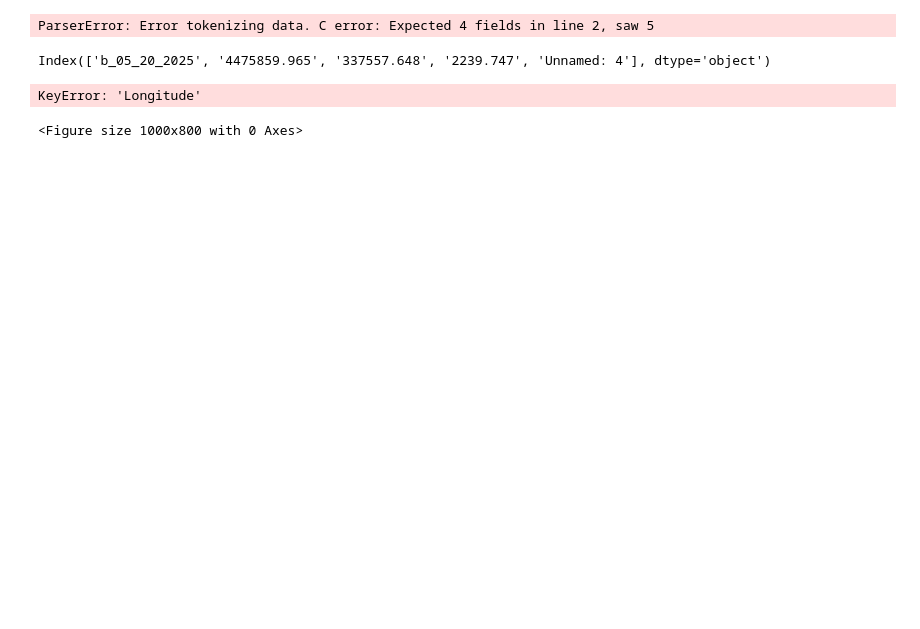
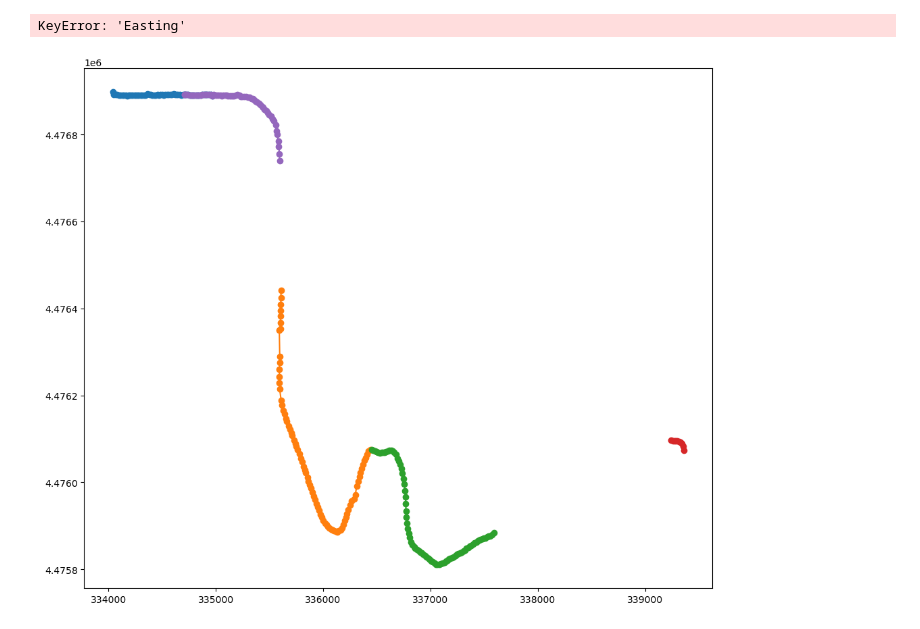
Before and after one commit to peytonchandler/reflectseis2025, a Jupyter notebook: data/GPS/GPS.ipynb, the cells around one changed output. Cells and saved outputs as stored; diff of their text form; code cells hidden in the pictures; blank space fills up the shorter version.

```diff
--- a/data/GPS/GPS.ipynb
+++ b/data/GPS/GPS.ipynb
@@ -27,4 +44,5 @@ r421 = pd.read_csv('05-21-2025/05-21-2025-seismicline-cr45-r4.csv')
 # %%
+# Dictionary of all your file paths with labels
 file_paths = {
     'r119': '05-19-2025/2025-05-19-seismicline-g01.csv',
     'r219': '05-19-2025/2025-05-19-seismicline-g02.csv',
@@ -41,30 +59,22 @@ file_paths = {
     'r421': '05-21-2025/05-21-2025-seismicline-cr45-r4.csv',
 }
 
-# Expected column names
-column_names = ['PointID', 'Northing', 'Easting', 'Elevation']
-
-# Load all files into a dictionary
-gps_data = {}
-for label, path in file_paths.items():
-    gps_data[label] = pd.read_csv(path, header=None, names=column_names)
+# Read them all into a dictionary of DataFrames
+gps_data = {label: pd.read_csv(path) for label, path in file_paths.items()}
-# %% [output]
-ParserError: Error tokenizing data. C error: Expected 4 fields in line 2, saw 5
 # %%
-print(r120.columns)
+plt.figure(figsize=(12, 10))
+
+for label, df in gps_data.items():
+    plt.plot(df['Easting'], df['Northing'], marker='o', linestyle='-', label=label)
+
+plt.title('Reflection Seismic Line GPS Tracks - Steamboat Springs')
+plt.xlabel('Easting (m)')
+plt.ylabel('Northing (m)')
+plt.legend()
+plt.grid(True)
+plt.axis('equal')  # So that the scale isn't distorted
+plt.tight_layout()
+plt.show()
 # %% [output]
-Index(['b_05_20_2025', '4475859.965', '337557.648', '2239.747', 'Unnamed: 4'], dtype='object')
+KeyError: 'Easting'
+[figure, added]
-# %%
-plt.figure(figsize=(10, 8))
-
-for label, df in gps_data.items():
-    plt.plot(df['Longitude'], df['Latitude'], marker='o', linestyle='-', label=label)
-
-plt.title('Reflection Seismic Line GPS Tracks in Steamboat Springs')
-plt.xlabel('Longitude')
-plt.ylabel('Latitude')
-plt.legend()
-plt.grid(True)
-# %% [output]
-KeyError: 'Longitude'
-<Figure size 1000x800 with 0 Axes>
```
Also changed, not shown: parts of 1 cell of this notebook, 2 other files.
